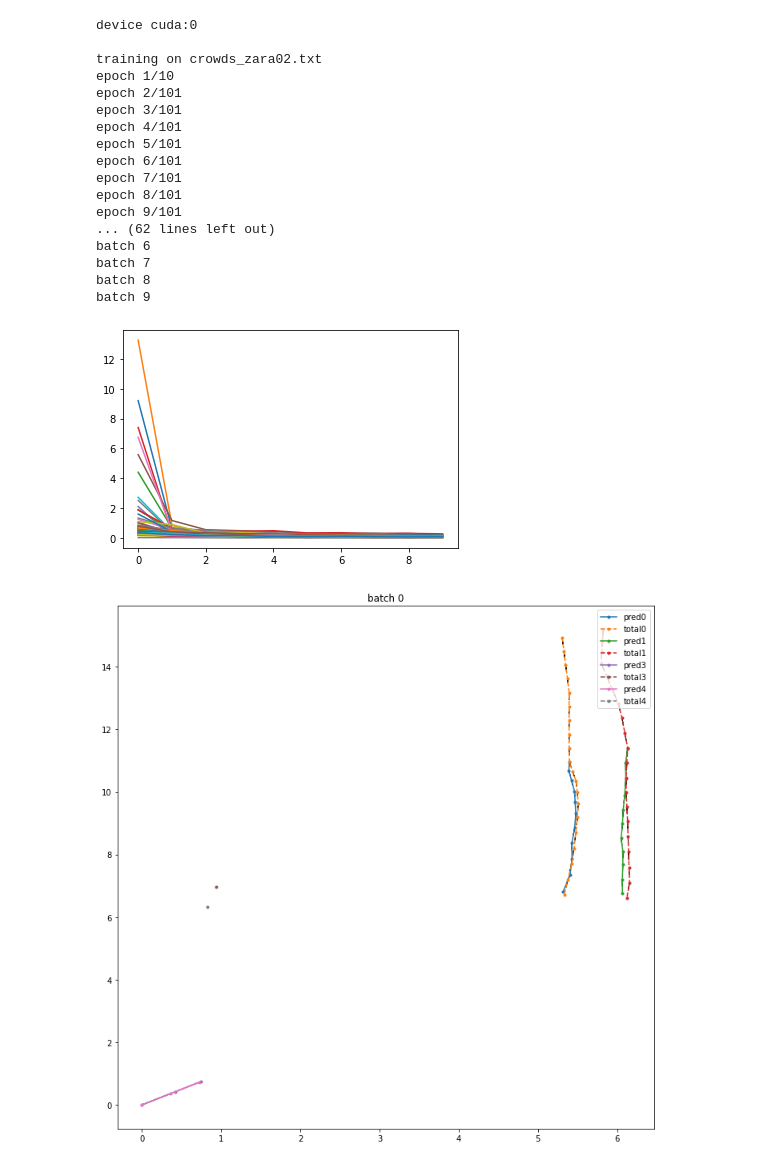
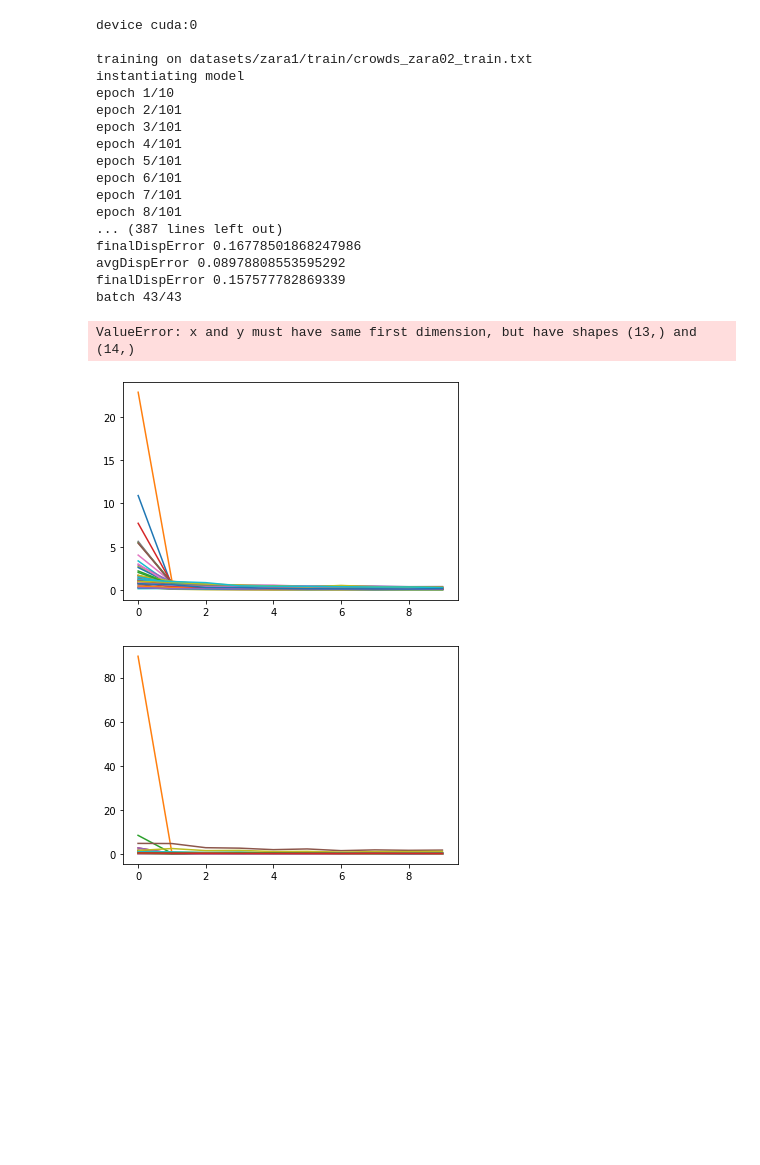
Before and after one commit to ruohuali/SocialLSTM, a Jupyter notebook: VanillaLSTM.ipynb, the cells around one changed output. Drawn from its saved outputs; the diff is of its cells as text; code cells hidden in the pictures; blank space fills up the shorter version.

Commit message:
fin error measure

```diff
--- a/VanillaLSTM.ipynb
+++ b/VanillaLSTM.ipynb
@@ -21,7 +22,11 @@ class FramesDataset(Dataset):
         #process the file data such that it's a list of lists of offset tuple in each time step
         file_data_t = []
         data_temp = []
-        frame_num = file_data[0][0]
+        try:
+            frame_num = file_data[0][0]
+        except IndexError:
+            print("???:")
+            print(file_data)
         traj_list = []
         frame_list = []
         for line in file_data:
@@ -81,6 +86,7 @@ class FramesDataset(Dataset):
                 line_data = [int(float(data)) if i < 2 else float(data) for i, data in enumerate(line.rsplit())]
                 line_data[2], line_data[3] = line_data[3], line_data[2]
                 file_data.append(line_data)
+        file_data = sorted(file_data, key=lambda data : data[1])
         file_data_sort = sorted(file_data, key=lambda data : data[0])
 
         traj_list, participant_masks, coord_tensors = self.text2Tensor(file_data_sort)
@@ -292,5 +302,20 @@ def train(T_obs, T_pred, file):
 
     return vl
+# %%
+def trajTruncate(coords, Y, part_mask, ratio=0.6):
+    #count appearance
+    for traj in range(coords.shape[1]):
+        count = 0
+        for t in range(part_mask.shape[0]):
+            if part_mask[t][0][traj] != 0:
+                count += 1
+        if count < part_mask.shape[0]*ratio:
+#             for t in range(coords.shape[0]):
+#                 coords[t][traj][2:] *= 0.
+            for t in range(Y.shape[0]):
+                Y[t][traj] *= 0.
+
+    return coords, Y
 # %%
 def validate(model, T_obs, T_pred, file):
     #try to validate this
@@ -418,27 +562,42 @@ def plotting_batch(batch_trajs_pred_gpu, part_masks, traj_num, batch_idx, coord_
 # %%
 if __name__ == "__main__":
     device = torch.device("cuda:0" if torch.cuda.is_available() else "cpu")
     print(f"device {device}\n")
-    vl = train(8, 20, "crowds_zara02.txt")
+
+    #preparing training set
+    files_dir = "datasets/zara1/train"
+    files = [join(files_dir, f) for f in listdir(files_dir) if isfile(join(files_dir, f))]
+    vl = None
+    #training
+    for file in files:
+        vl = train(8, 20, file, model=vl)
+
     vl1 = torch.load("vl.pt")
-    validate(vl1, 8, 20, "try_dataset.txt")
+#     validate(vl1, 8, 20, "try_dataset.txt")
+    #preparing validating set
+    files_dir = "datasets/zara1/test"
+    files = [join(files_dir, f) for f in listdir(files_dir) if isfile(join(files_dir, f))]
+    #validating
+    for file in files:
+        validate(vl1, 8, 20, file)
 # %% [output]
 device cuda:0
 
-training on crowds_zara02.txt
+training on datasets/zara1/train/crowds_zara02_train.txt
+instantiating model
 epoch 1/10
 epoch 2/101
 epoch 3/101
 epoch 4/101
 epoch 5/101
 epoch 6/101
 epoch 7/101
 epoch 8/101
-epoch 9/101
-... (62 lines left out)
-batch 6
-batch 7
-batch 8
-batch 9
+... (387 lines left out)
+finalDispError 0.16778501868247986
+avgDispError 0.08978808553595292
+finalDispError 0.157577782869339
+batch 43/43
+ValueError: x and y must have same first dimension, but have shapes (13,) and (14,)
-[figure, old version]
+[figure, new version]
-[figure, old version]
+[figure, new version]
```
Also changed, not shown: parts of 7 cells of this notebook.
